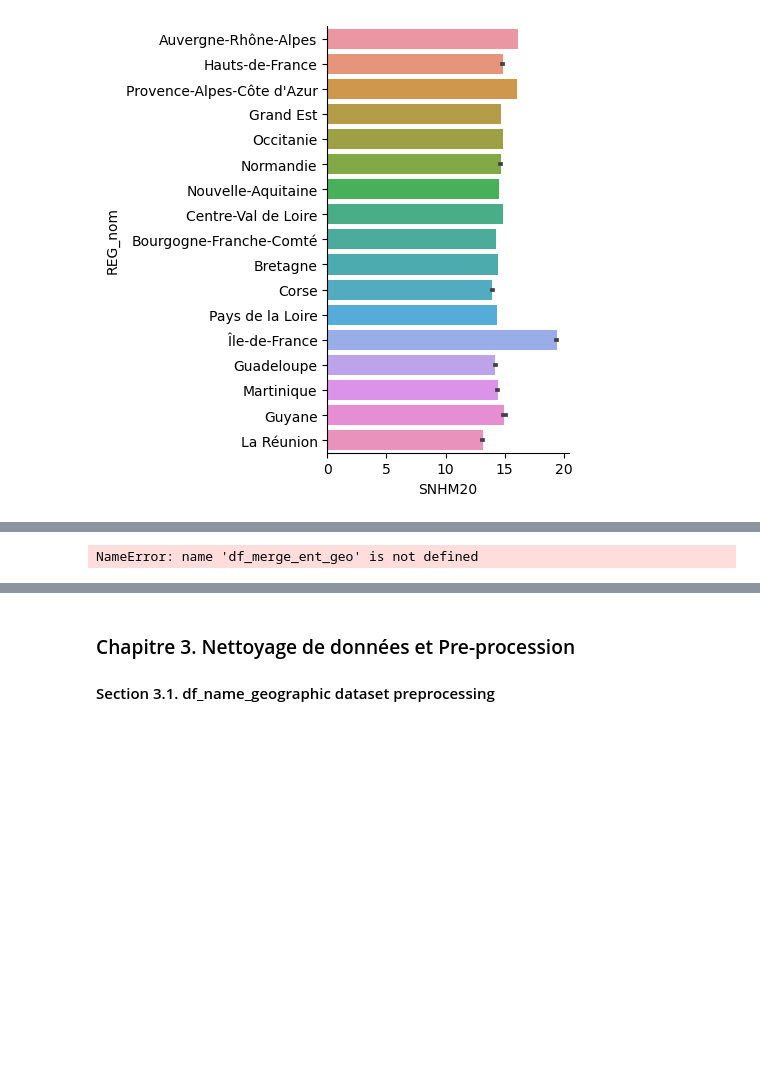
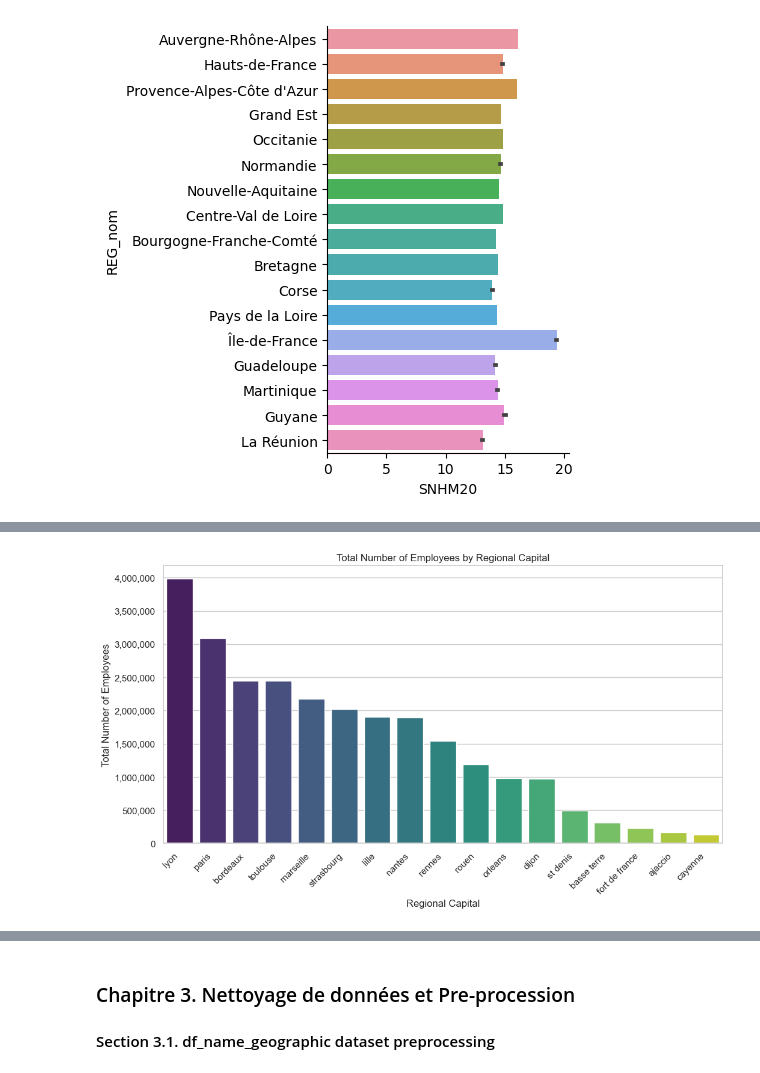
Before and after one commit to nkostiuk/french-industry, a Jupyter notebook: notebooks/Notebook_final-10-03-24.ipynb, the cells around one changed output, grey strips where cells are left out. Saved outputs shown, nothing was run; the diff lists cells and outputs as text; code cells hidden in the pictures; blank space fills up the shorter version.

Commit message:
Updated notebook_final with data_vis

```diff
--- a/notebooks/Notebook_final-10-03-24.ipynb
+++ b/notebooks/Notebook_final-10-03-24.ipynb
@@ -400,16 +424,21 @@ summary(df_merge_ent_geo)
+# %%
+# Aggregate the data by regional capital and sum the number of enterprises
+
+region_capital_enterprises = df_merge3.groupby('REG_ChefLieu')['Total_Salaries'].sum().reset_index()
+region_capital_enterprises_sorted = region_capital_enterprises.sort_values(by = 'Total_Salaries', ascending = False)
+#region_capital_enterprises_sorted
 # %%
-# Aggregate the data by regional capital and sum the number of enterprises
-region_enterprises = df_merge_ent_geo.groupby('chef.lieu_région')['E14TST'].sum().reset_index()
+# Plotting the bar plot
+plt.figure(figsize=(12, 6))
+sns.barplot(x='REG_ChefLieu', y='Total_Salaries', data=region_capital_enterprises_sorted, palette='viridis' )
+plt.title('Total Number of Employees by Regional Capital')
+plt.xlabel('Regional Capital')
+plt.ylabel('Total Number of Employees')
+plt.xticks(rotation=45, ha='right')
 
-# Sort region_enterprises DataFrame by the 'E14TST' column
-region_enterprises_sorted = region_enterprises.sort_values(by = 'E14TST', ascending = False)
-display(region_enterprises_sorted)
+# Customize the y-axis ticks to show whole numbers
+plt.gca().yaxis.set_major_formatter(FuncFormatter(lambda x, _: '{:,.0f}'.format(x)))
 
-# Aggregate the data by EU_circo and sum the number of enterprises
-eu_circo_enterprises = df_merge_ent_geo.groupby('EU_circo')['E14TST'].sum().reset_index()
-
-# Sort eu_circo_enterprises DataFrame by the 'E14TST' column
-eu_circo_enterprises_sorted = eu_circo_enterprises.sort_values(by='E14TST', ascending=False)
-display(eu_circo_enterprises_sorted)
+plt.show();
 # %% [output]
-NameError: name 'df_merge_ent_geo' is not defined
+[figure, added]
```
Also changed, not shown: parts of 9 cells of this notebook.
